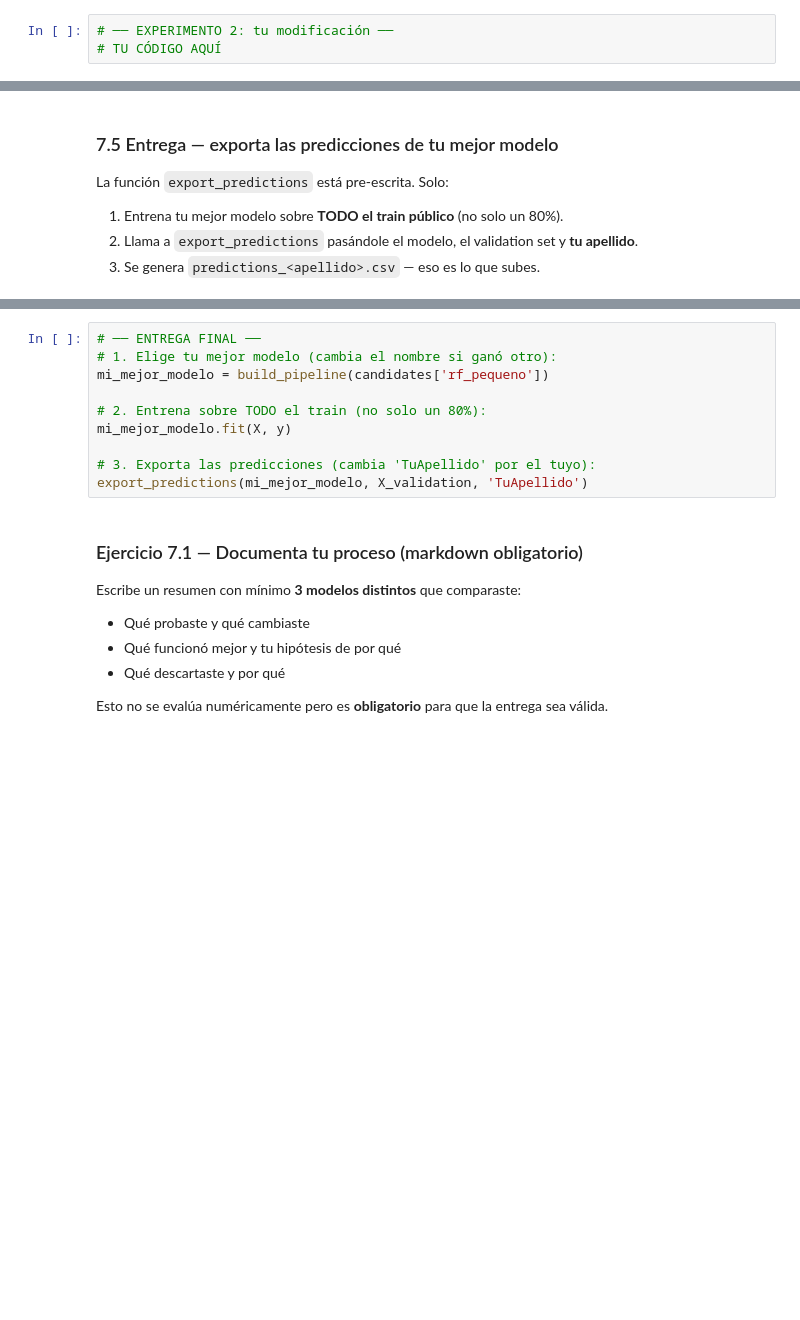
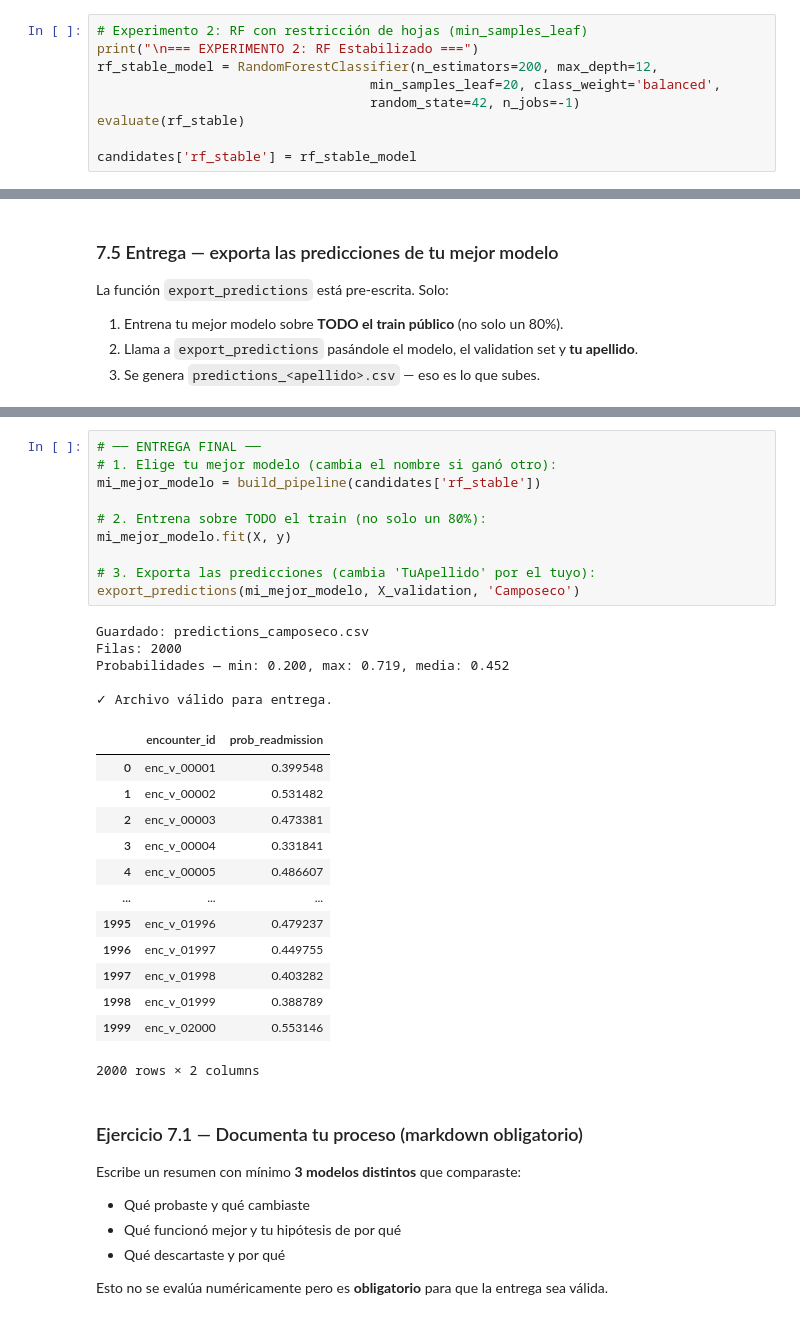
Before and after one commit to fanch032903/healthdatalab, a Jupyter notebook: labs/lab-6-machine-learning/notebooks/Lab06_Machine_Learning_Supervisado.ipynb, the cells around one changed output, grey strips where cells are left out. Cells and saved outputs as stored; diff of their text form; blank space fills up the shorter version.

Commit message:
Checkpoint 7: modelo final entregado

```diff
--- a/labs/lab-6-machine-learning/notebooks/Lab06_Machine_Learning_Supervisado.ipynb
+++ b/labs/lab-6-machine-learning/notebooks/Lab06_Machine_Learning_Supervisado.ipynb
@@ -864,3 +905,9 @@ Las celdas siguientes son tu playground. Modifica `candidates`, agrega modelos n
 # %%
-# ── EXPERIMENTO 2: tu modificación ──
-# TU CÓDIGO AQUÍ
+# Experimento 2: RF con restricción de hojas (min_samples_leaf)
+print("\n=== EXPERIMENTO 2: RF Estabilizado ===")
+rf_stable_model = RandomForestClassifier(n_estimators=200, max_depth=12,
+                                   min_samples_leaf=20, class_weight='balanced',
+                                   random_state=42, n_jobs=-1)
+evaluate(rf_stable)
+
+candidates['rf_stable'] = rf_stable_model
@@ -920,13 +984,32 @@ print("export_predictions lista.")
 # %%
 # ── ENTREGA FINAL ──
 # 1. Elige tu mejor modelo (cambia el nombre si ganó otro):
-mi_mejor_modelo = build_pipeline(candidates['rf_pequeno'])
+mi_mejor_modelo = build_pipeline(candidates['rf_stable'])
 
 # 2. Entrena sobre TODO el train (no solo un 80%):
 mi_mejor_modelo.fit(X, y)
 
 # 3. Exporta las predicciones (cambia 'TuApellido' por el tuyo):
-export_predictions(mi_mejor_modelo, X_validation, 'TuApellido')
+export_predictions(mi_mejor_modelo, X_validation, 'Camposeco')
+# %% [output]
+Guardado: predictions_camposeco.csv
+Filas: 2000
+Probabilidades — min: 0.200, max: 0.719, media: 0.452
+
+✓ Archivo válido para entrega.
+|  | encounter_id | prob_readmission |
+| 0 | enc_v_00001 | 0.399548 |
+| 1 | enc_v_00002 | 0.531482 |
+| 2 | enc_v_00003 | 0.473381 |
+| 3 | enc_v_00004 | 0.331841 |
+| 4 | enc_v_00005 | 0.486607 |
+| ... | ... | ... |
+| 1995 | enc_v_01996 | 0.479237 |
+| 1996 | enc_v_01997 | 0.449755 |
+| 1997 | enc_v_01998 | 0.403282 |
+| 1998 | enc_v_01999 | 0.388789 |
+| 1999 | enc_v_02000 | 0.553146 |
+2000 rows × 2 columns
 # %% [markdown]
 ### Ejercicio 7.1 — Documenta tu proceso (markdown obligatorio)
 
```
Also changed, not shown: parts of 10 cells of this notebook.
